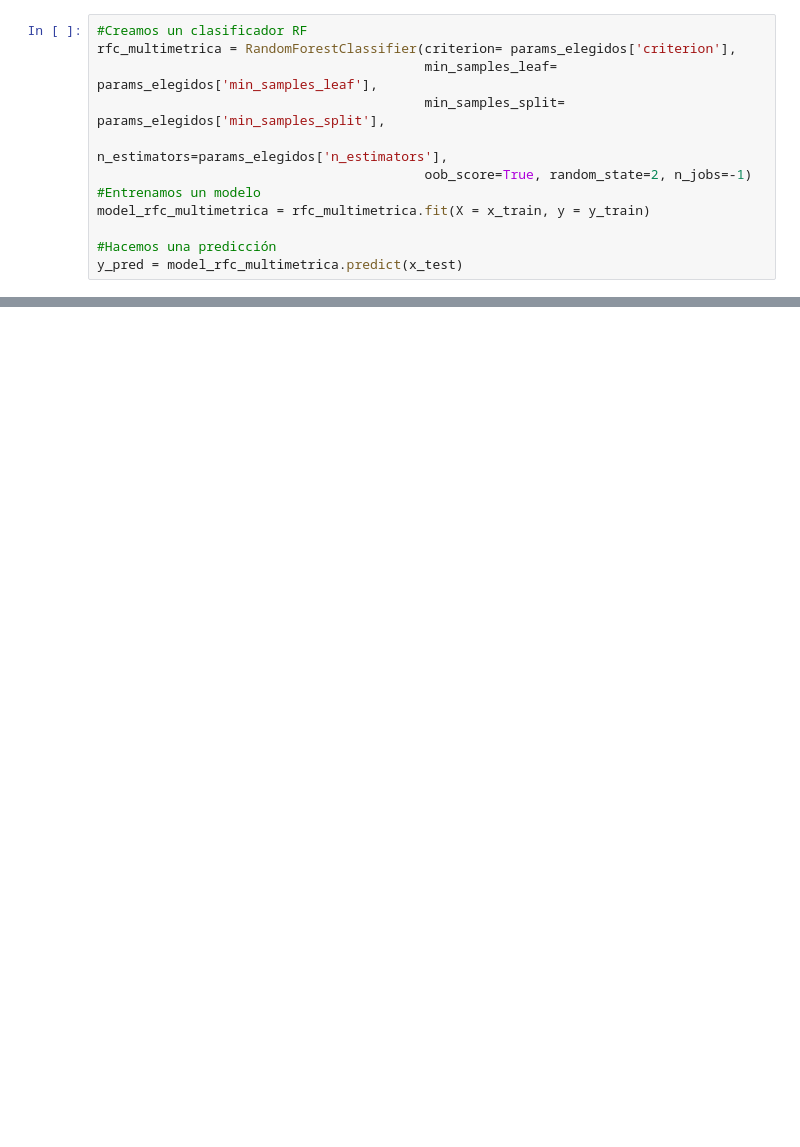
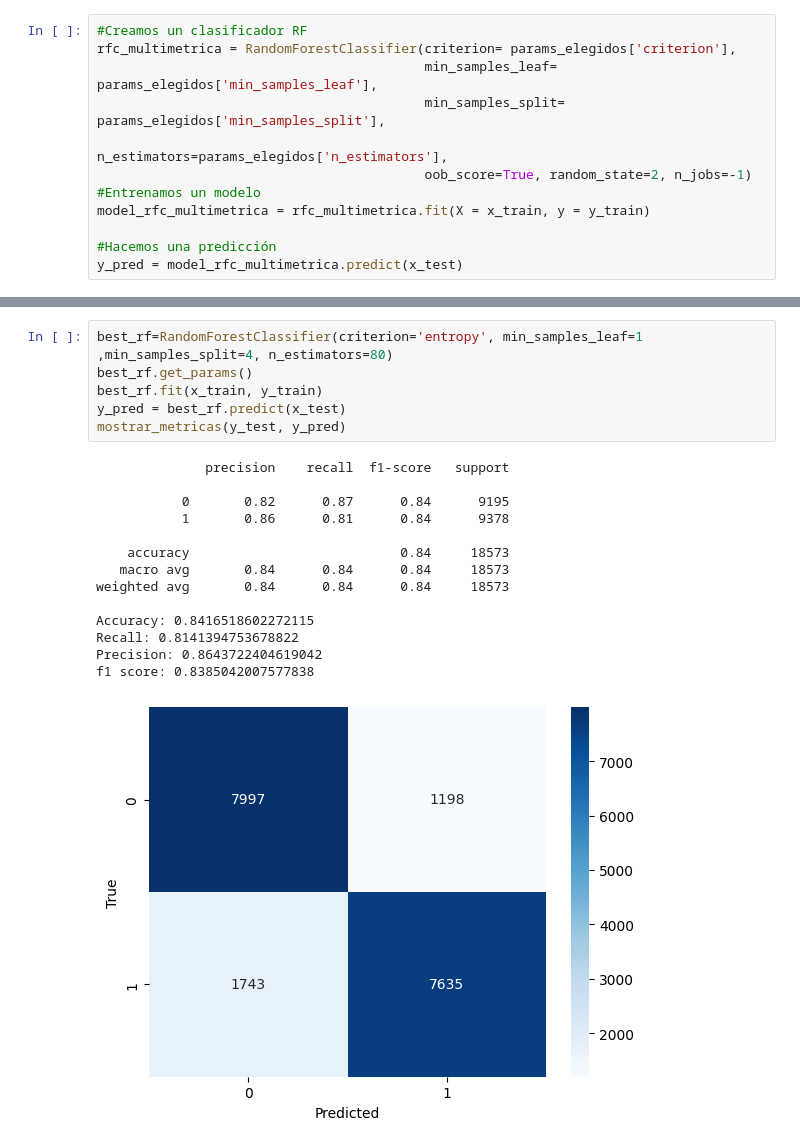
Before and after one commit to mrinkspot/Data-Science-and-Machine-Learning-Projects, a Jupyter notebook: 7506R_TP1_GRUPO20_CHP3_ENTREGA_N1.ipynb, the cells around one changed output, grey strips where cells are left out. Drawn from its saved outputs; the diff is of its cells as text; blank space fills up the shorter version.

```diff
--- a/7506R_TP1_GRUPO20_CHP3_ENTREGA_N1.ipynb
+++ b/7506R_TP1_GRUPO20_CHP3_ENTREGA_N1.ipynb
@@ -1296,0 +1347,21 @@ mostrar_metricas(y_test, y_pred)
+# %%
+best_rf=RandomForestClassifier(criterion='entropy', min_samples_leaf=1 ,min_samples_split=4, n_estimators=80)
+best_rf.get_params()
+best_rf.fit(x_train, y_train)
+y_pred = best_rf.predict(x_test)
+mostrar_metricas(y_test, y_pred)
+# %% [output]
+              precision    recall  f1-score   support
+
+           0       0.82      0.87      0.84      9195
+           1       0.86      0.81      0.84      9378
+
+    accuracy                           0.84     18573
+   macro avg       0.84      0.84      0.84     18573
+weighted avg       0.84      0.84      0.84     18573
+
+Accuracy: 0.8416518602272115
+Recall: 0.8141394753678822
+Precision: 0.8643722404619042
+f1 score: 0.8385042007577838
+[figure, added]
```
Also changed, not shown: parts of 53 cells of this notebook, 2 other files.
